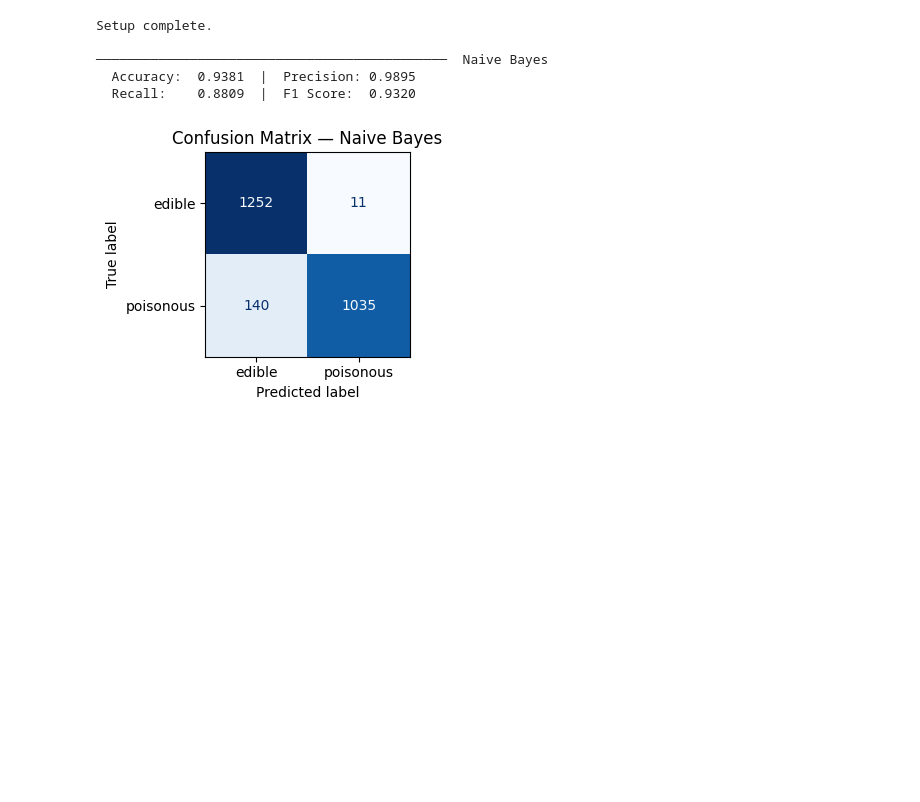
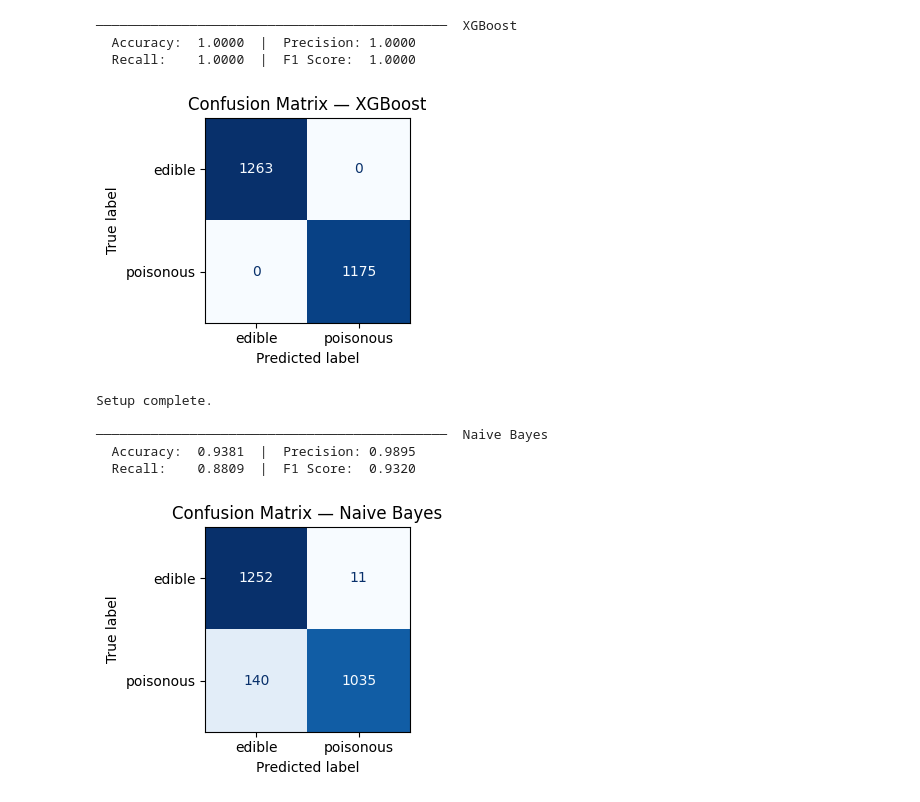
Before and after one commit to filipani/Chicago_Food_Inspections, a Jupyter notebook: Mushroom.ipynb, the cells around one changed output. Drawn from its saved outputs; the diff is of its cells as text; code cells hidden in the pictures; blank space fills up the shorter version.

Commit message:
aggiunto XGBoost

```diff
--- a/Mushroom.ipynb
+++ b/Mushroom.ipynb
@@ -593,3 +417,24 @@ Specificity (TNR): 1.000
+# %%
+#XGBoost
+
+from xgboost import XGBClassifier
+
+# Inizializzazione del modello
+xgb_clf = XGBClassifier(random_state=42, eval_metric='logloss')
+
+# Allenamento (Training)
+xgb_clf.fit(X_train, y_train)
+
+# Previsione
+y_pred_xgb = xgb_clf.predict(X_test)
+
+# Valutazione e aggiunta ai risultati finali
+results.append(evaluate_clf("XGBoost", y_test, y_pred_xgb, show_matrix=True))
+# %% [output]
+─────────────────────────────────────────────  XGBoost
+  Accuracy:  1.0000  |  Precision: 1.0000
+  Recall:    1.0000  |  F1 Score:  1.0000
+[figure, added]
 # %%
 #Naive Bayes
 
```
Also changed, not shown: parts of 17 cells of this notebook.
